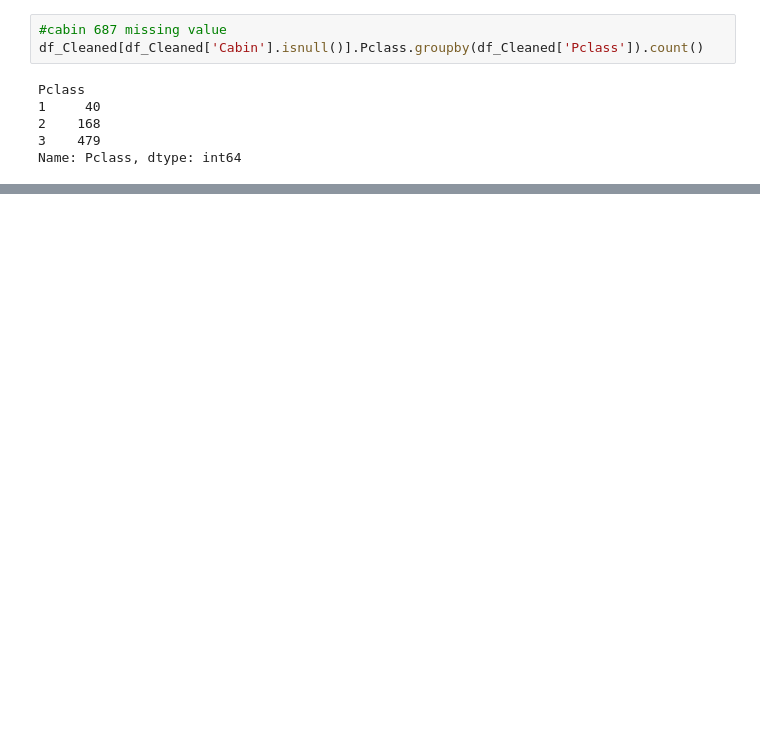
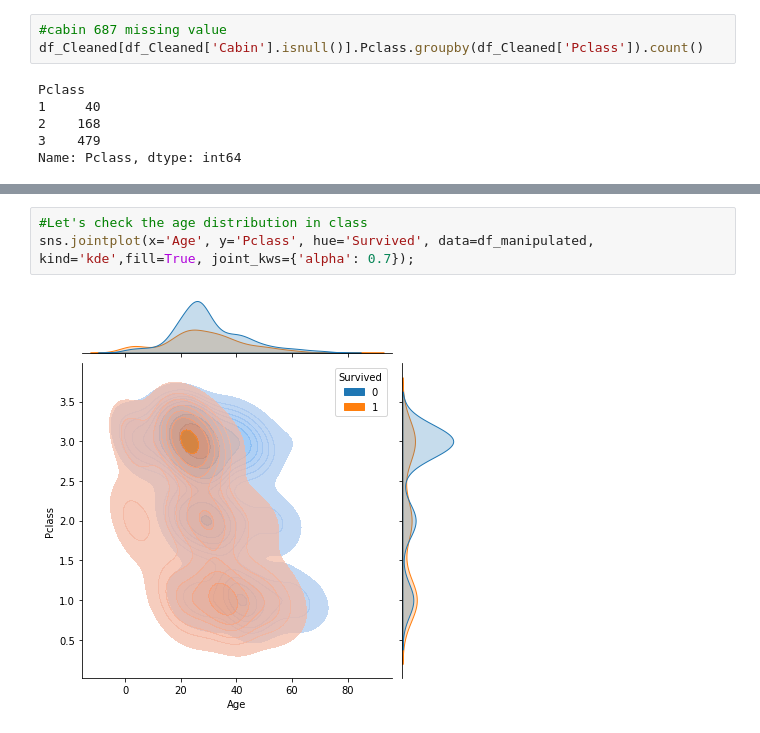
Before and after one commit to iRahulPandey/medium-articles, a Jupyter notebook: 00_EDA/Exploratory_Data_Analysis.ipynb, the cells around one changed output, grey strips where cells are left out. Saved outputs shown, nothing was run; the diff lists cells and outputs as text; blank space fills up the shorter version.

```diff
--- a/00_EDA/Exploratory_Data_Analysis.ipynb
+++ b/00_EDA/Exploratory_Data_Analysis.ipynb
@@ -203,0 +489,5 @@ dtype: int64
+# %%
+#Let's check the age distribution in class
+sns.jointplot(x='Age', y='Pclass', hue='Survived', data=df_manipulated, kind='kde',fill=True, joint_kws={'alpha': 0.7});
+# %% [output]
+[figure, added]
```
Also changed, not shown: parts of 61 cells of this notebook, 1 other file.
